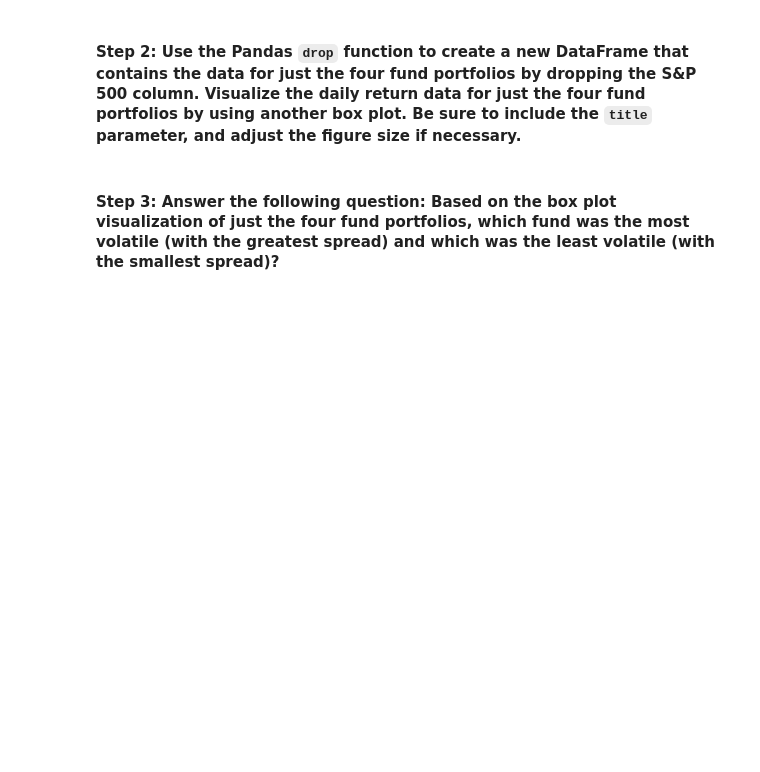
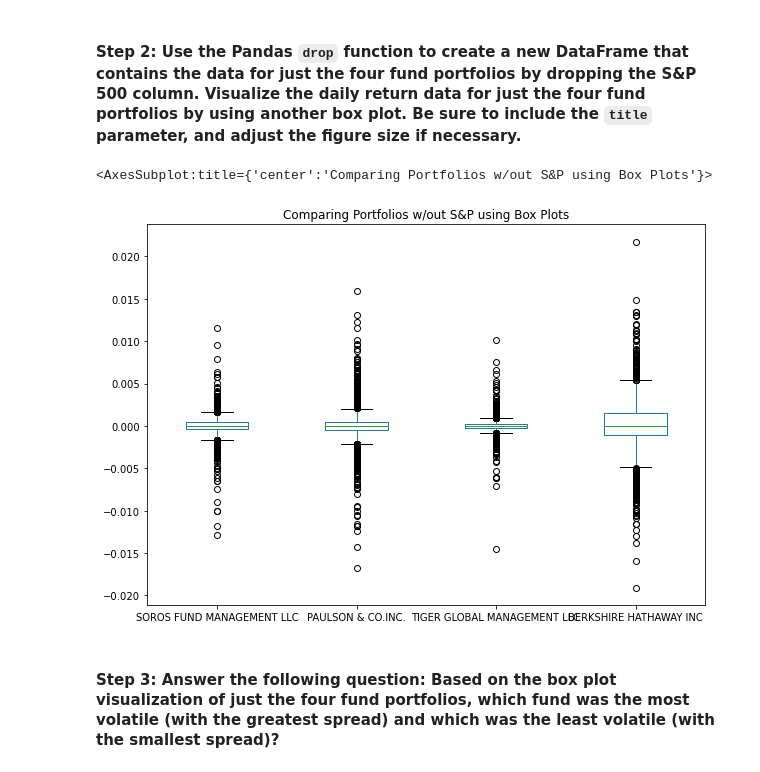
Before and after one commit to mprudd2/Challenge_Four, a Jupyter notebook: risk_return_analysis.ipynb, the cells around one changed output. Saved outputs shown, nothing was run; the diff lists cells and outputs as text; code cells hidden in the pictures; blank space fills up the shorter version.

```diff
--- a/risk_return_analysis.ipynb
+++ b/risk_return_analysis.ipynb
@@ -188,8 +225,15 @@ Analyze the volatility of each of the four fund portfolios and of the S&P 500 In
 # %%
 # Create a new DataFrame containing only the 4 fund portfolios by dropping the S&P 500 column from the DataFrame
 # Create box plots to reflect the return data for only the 4 fund portfolios
 # Include a title parameter and adjust the figure size
 # YOUR CODE HERE
+
+# created new Dataframe using daily returns data frame - NOT original DF
+four_portfolios_daily_returns = whale_df_daily_returns.drop("S&P 500", 1)
+four_portfolios_daily_returns.plot(kind="box", figsize=(10,7), title="Comparing Portfolios w/out S&P using Box Plots")
+# %% [output]
+<AxesSubplot:title={'center':'Comparing Portfolios w/out S&P using Box Plots'}>
+[figure, added]
 # %% [markdown]
 #### Step 3: Answer the following question: Based on the box plot visualization of just the four fund portfolios, which fund was the most volatile (with the greatest spread) and which was the least volatile (with the smallest spread)?
 # %% [markdown]
```
Also changed, not shown: parts of 33 cells of this notebook.
